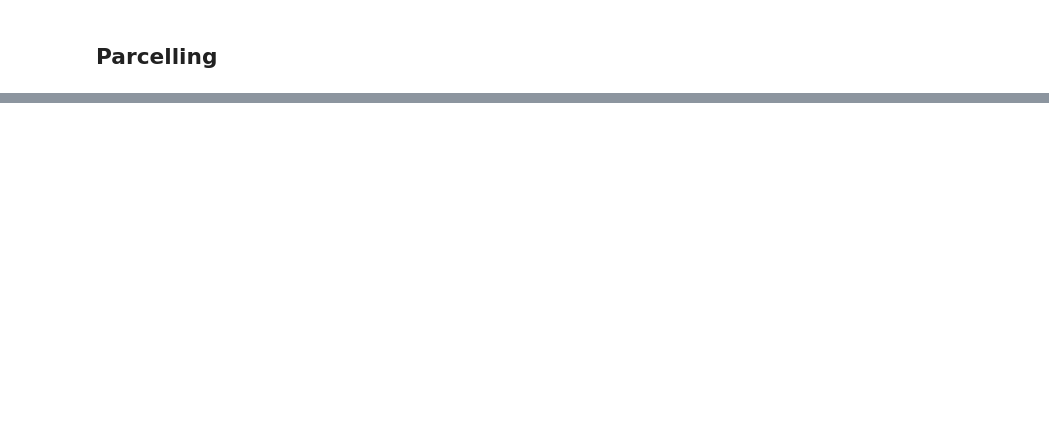
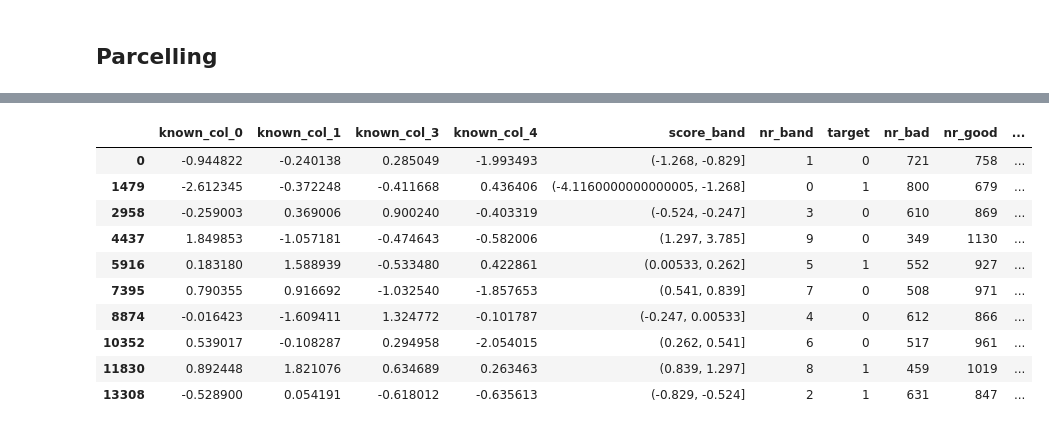
Before and after one commit to AnnaMariaAngelova/Reject_Inference, a Jupyter notebook: RI_Self_Defined_SSL_19_05.ipynb, the cells around one changed output, grey strips where cells are left out. Drawn from its saved outputs; the diff is of its cells as text; code cells hidden in the pictures; blank space fills up the shorter version.

```diff
--- a/RI_Self_Defined_SSL_19_05.ipynb
+++ b/RI_Self_Defined_SSL_19_05.ipynb
@@ -799,0 +943,5 @@ df_pred_rejects
+# %%
+# Select rows with target = 1
+df_bad = df[df["target"] == 1]
+# Select rows with target = 0
+df_good = df[df["target"] == 0]
@@ -799,0 +950,4 @@ df_pred_rejects
+# %%
+# Count nr of bads in each interval
+df_bad = df_bad.groupby("nr_band").size().sort_values().reset_index(name="nr_bad")
+df_good = df_good.groupby("nr_band").size().sort_values().reset_index(name="nr_good")
@@ -799,0 +956,4 @@ df_pred_rejects
+# %%
+# Merge counts with original data
+df = pd.merge(df, df_bad, on="nr_band")
+df = pd.merge(df, df_good, on="nr_band")
@@ -799,0 +962,4 @@ df_pred_rejects
+# %%
+# Calculate %good and %bads
+df["perc_good"] = df["nr_good"] / (df["nr_bad"] + df["nr_good"])
+df["perc_bad"] = df["nr_bad"] / (df["nr_bad"] + df["nr_good"])
@@ -799,0 +968,15 @@ df_pred_rejects
+# %%
+# Get distinct score bands
+df.drop_duplicates(subset=["score_band"])
+# %% [output]
+|  | known_col_0 | known_col_1 | known_col_3 | known_col_4 | score_band | nr_band | target | nr_bad | nr_good | ... |
+| 0 | -0.944822 | -0.240138 | 0.285049 | -1.993493 | (-1.268, -0.829] | 1 | 0 | 721 | 758 | ... |
+| 1479 | -2.612345 | -0.372248 | -0.411668 | 0.436406 | (-4.1160000000000005, -1.268] | 0 | 1 | 800 | 679 | ... |
+| 2958 | -0.259003 | 0.369006 | 0.900240 | -0.403319 | (-0.524, -0.247] | 3 | 0 | 610 | 869 | ... |
+| 4437 | 1.849853 | -1.057181 | -0.474643 | -0.582006 | (1.297, 3.785] | 9 | 0 | 349 | 1130 | ... |
+| 5916 | 0.183180 | 1.588939 | -0.533480 | 0.422861 | (0.00533, 0.262] | 5 | 1 | 552 | 927 | ... |
+| 7395 | 0.790355 | 0.916692 | -1.032540 | -1.857653 | (0.541, 0.839] | 7 | 0 | 508 | 971 | ... |
+| 8874 | -0.016423 | -1.609411 | 1.324772 | -0.101787 | (-0.247, 0.00533] | 4 | 0 | 612 | 866 | ... |
+| 10352 | 0.539017 | -0.108287 | 0.294958 | -2.054015 | (0.262, 0.541] | 6 | 0 | 517 | 961 | ... |
+| 11830 | 0.892448 | 1.821076 | 0.634689 | 0.263463 | (0.839, 1.297] | 8 | 1 | 459 | 1019 | ... |
+| 13308 | -0.528900 | 0.054191 | -0.618012 | -0.635613 | (-0.829, -0.524] | 2 | 1 | 631 | 847 | ... |
```
Also changed, not shown: parts of 33 cells of this notebook.
